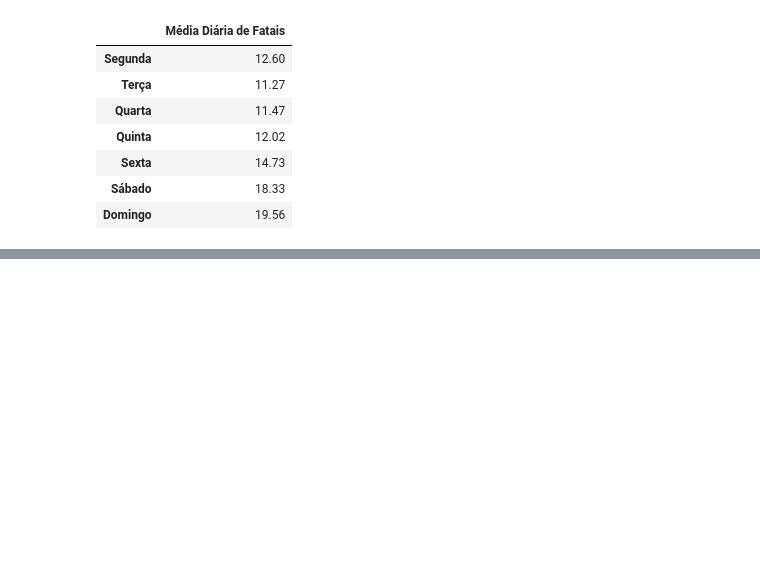
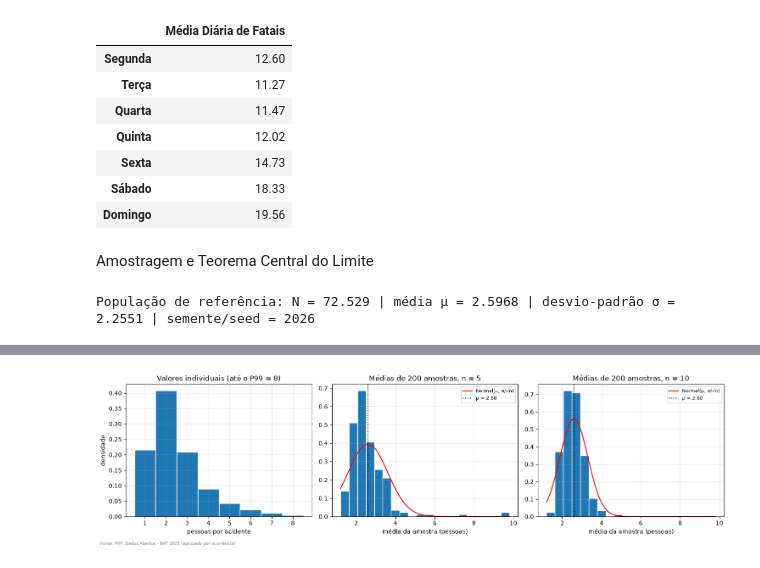
Before and after one commit to mariaeduardamazzini-beep/analise-acidentes-prf-2025, a Jupyter notebook: analise.ipynb, the cells around one changed output, grey strips where cells are left out. Saved outputs shown, nothing was run; the diff lists cells and outputs as text; code cells hidden in the pictures; blank space fills up the shorter version.

```diff
--- a/analise.ipynb
+++ b/analise.ipynb
@@ -656,3 +662,54 @@ Frequência observada de dias com ≥ 22 mortes: 0.0986 (9.86%) [36 dias no ano]
 | Sexta | 14.73 |
 | Sábado | 18.33 |
 | Domingo | 19.56 |
+# %% [markdown]
+Amostragem e Teorema Central do Limite
+# %%
+N_AMOSTRAS = 200
+TAMANHOS = (5, 10)
+
+pop = df["pessoas"].to_numpy(dtype=float)
+mu = pop.mean()
+sigma = pop.std(ddof=0)
+print(f"População de referência: N = {fmt(len(pop))} | média μ = {mu:.4f} | desvio-padrão σ = {sigma:.4f} | semente/seed = {SEED}")
+
+rng = np.random.default_rng(SEED)
+medias = {n: rng.choice(pop, size=(N_AMOSTRAS, n), replace=True).mean(axis=1) for n in TAMANHOS}
+
+linhas = []
+for n, m in medias.items():
+    ep = sigma / np.sqrt(n)
+    linhas.append({
+        "n": n, "amostras": N_AMOSTRAS,
+        "média das médias": m.mean(), "μ (população)": mu,
+        "DP das médias (simulado)": m.std(ddof=1), "erro-padrão teórico σ/√n": ep,
+        "diferença (%)": (m.std(ddof=1) - ep) / ep * 100,
+        "assimetria das médias": stats.skew(m),
+    })
+resultado = pd.DataFrame(linhas).set_index("n")
+display(resultado.round(4))
+
+# Histogramas: valores individuais × médias (n=5) × médias (n=10)
+fig, axes = plt.subplots(1, 3, figsize=(15, 4.2))
+lim = int(np.quantile(pop, .99))
+axes[0].hist(pop[pop <= lim], bins=np.arange(0.5, lim + 1.5, 1), edgecolor="white", density=True)
+axes[0].set_title(f"Valores individuais (até o P99 = {lim})")
+axes[0].set_xlabel("pessoas por acidente")
+xmin = min(m.min() for m in medias.values())
+xmax = max(m.max() for m in medias.values())
+xs = np.linspace(xmin, xmax, 200)
+for ax, (n, m) in zip(axes[1:], medias.items()):
+    ax.hist(m, bins=20, edgecolor="white", density=True, range=(xmin, xmax))
+    ax.plot(xs, stats.norm.pdf(xs, mu, sigma / np.sqrt(n)), "r-", label="Normal(μ, σ/√n)")
+    ax.axvline(mu, color="black", ls=":", label=f"μ = {mu:.2f}")
+    ax.set_title(f"Médias de {N_AMOSTRAS} amostras, n = {n}")
+    ax.set_xlabel("média da amostra (pessoas)")
+    ax.legend(fontsize=8)
+axes[0].set_ylabel("densidade")
+salvar(fig, "tcl_histogramas")
+
+out = pd.DataFrame({f"media_n{n}": m for n, m in medias.items()})
+out.index.name = "amostra"
+out.to_csv(DOCS_DIR / "resultados_tcl.csv")
+# %% [output]
+População de referência: N = 72.529 | média μ = 2.5968 | desvio-padrão σ = 2.2551 | semente/seed = 2026
@@ -658,0 +720 @@ Frequência observada de dias com ≥ 22 mortes: 0.0986 (9.86%) [36 dias no ano]
+[figure, added]
```
Also changed, not shown: parts of 7 cells of this notebook.
